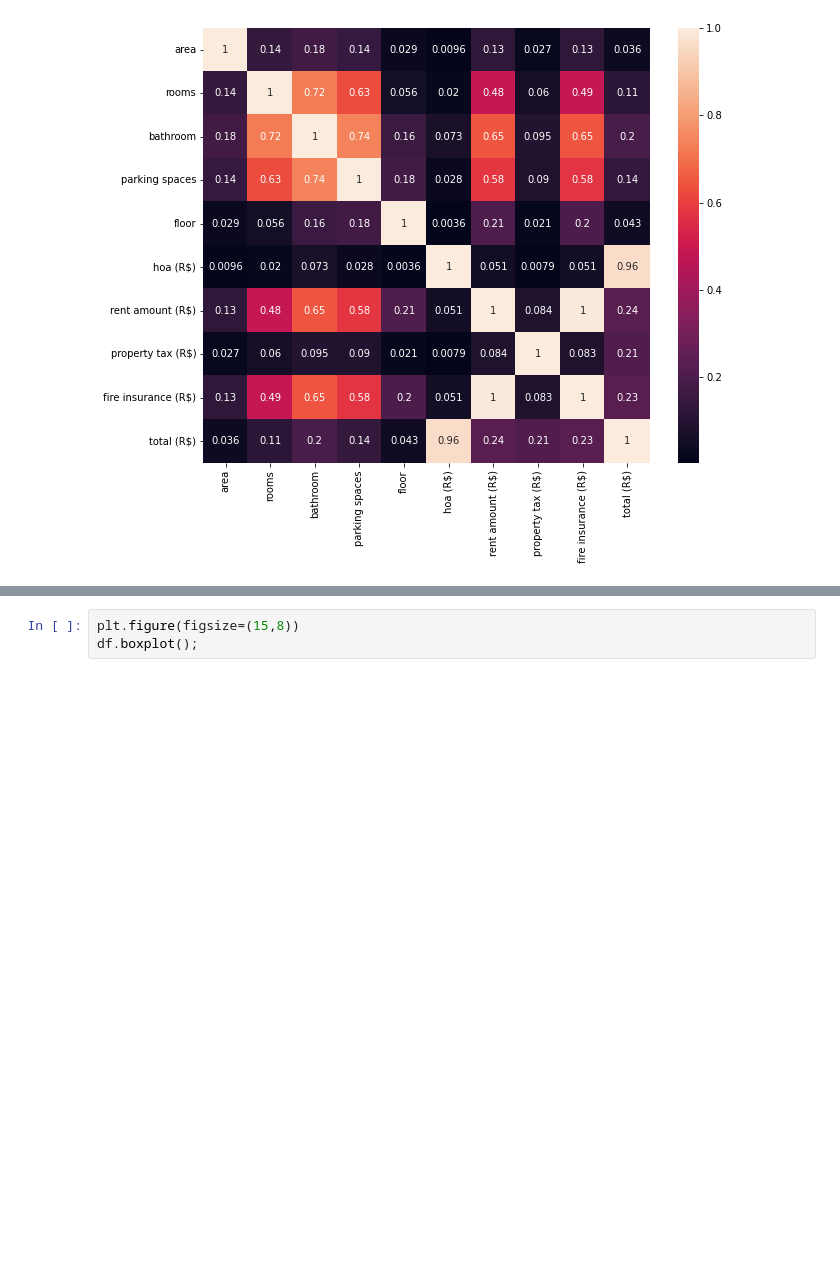
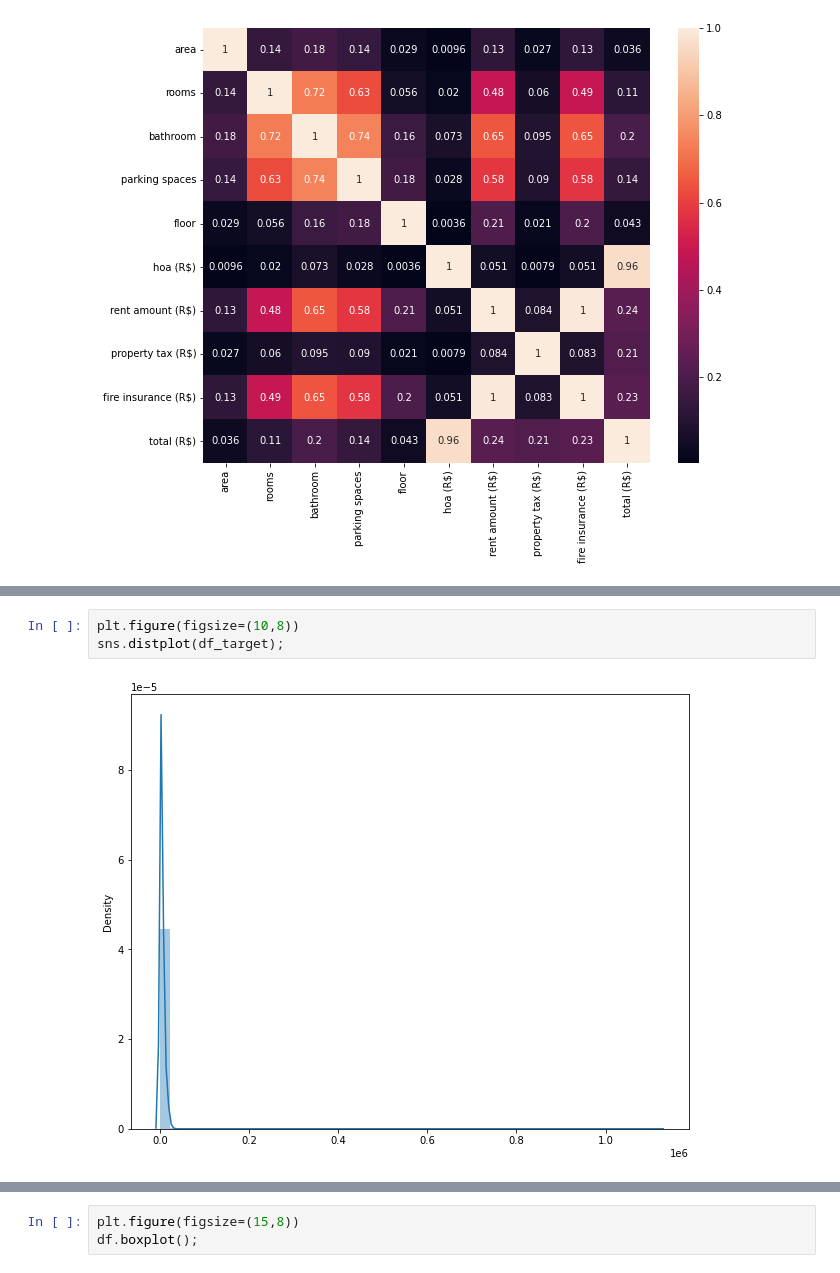
Before and after one commit to fabiobarreto-ds/data-analysis, a Jupyter notebook: 01-aluguel_de_casas_eda.ipynb, the cells around one changed output, grey strips where cells are left out. Drawn from its saved outputs; the diff is of its cells as text; blank space fills up the shorter version.

```diff
--- a/01-aluguel_de_casas_eda.ipynb
+++ b/01-aluguel_de_casas_eda.ipynb
@@ -129,0 +156,5 @@ sns.pairplot(df);
+# %%
+plt.figure(figsize=(10,8))
+sns.distplot(df_target);
+# %% [output]
+[figure, added]
```
Also changed, not shown: parts of 46 cells of this notebook.
